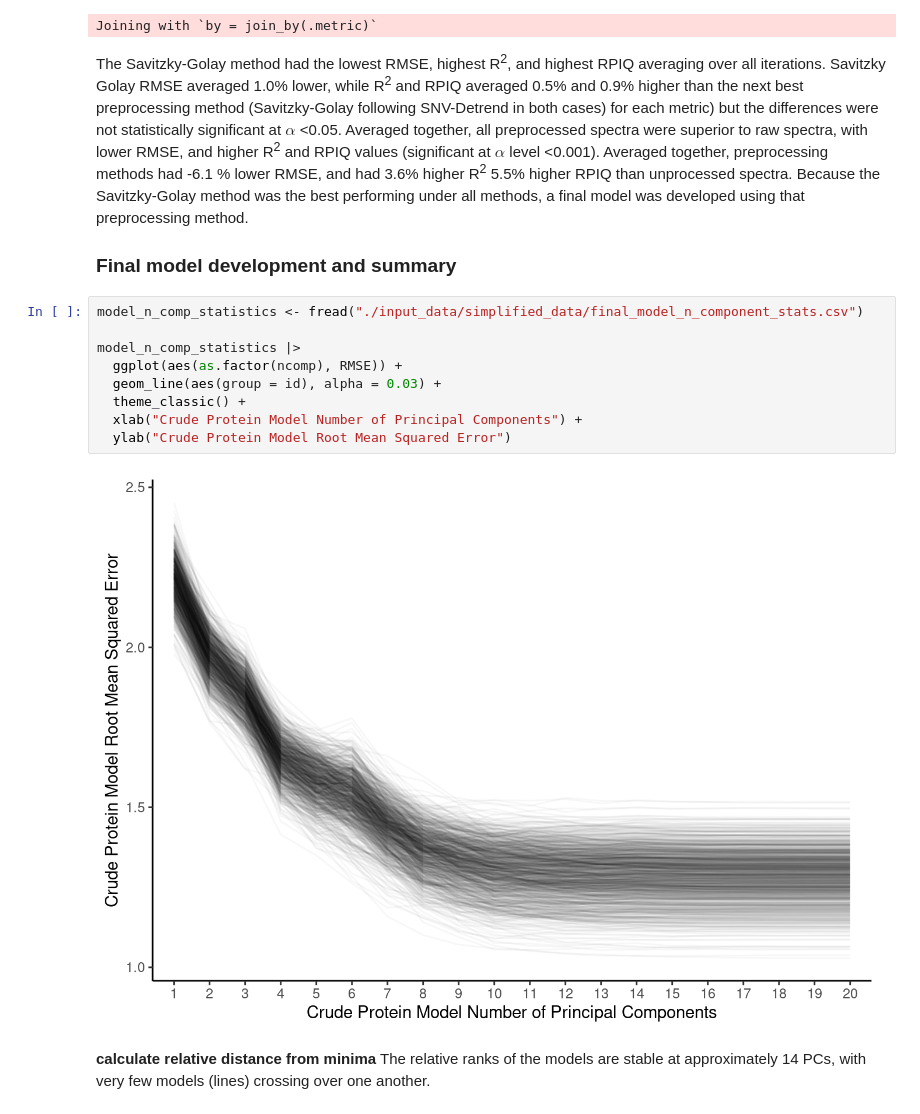
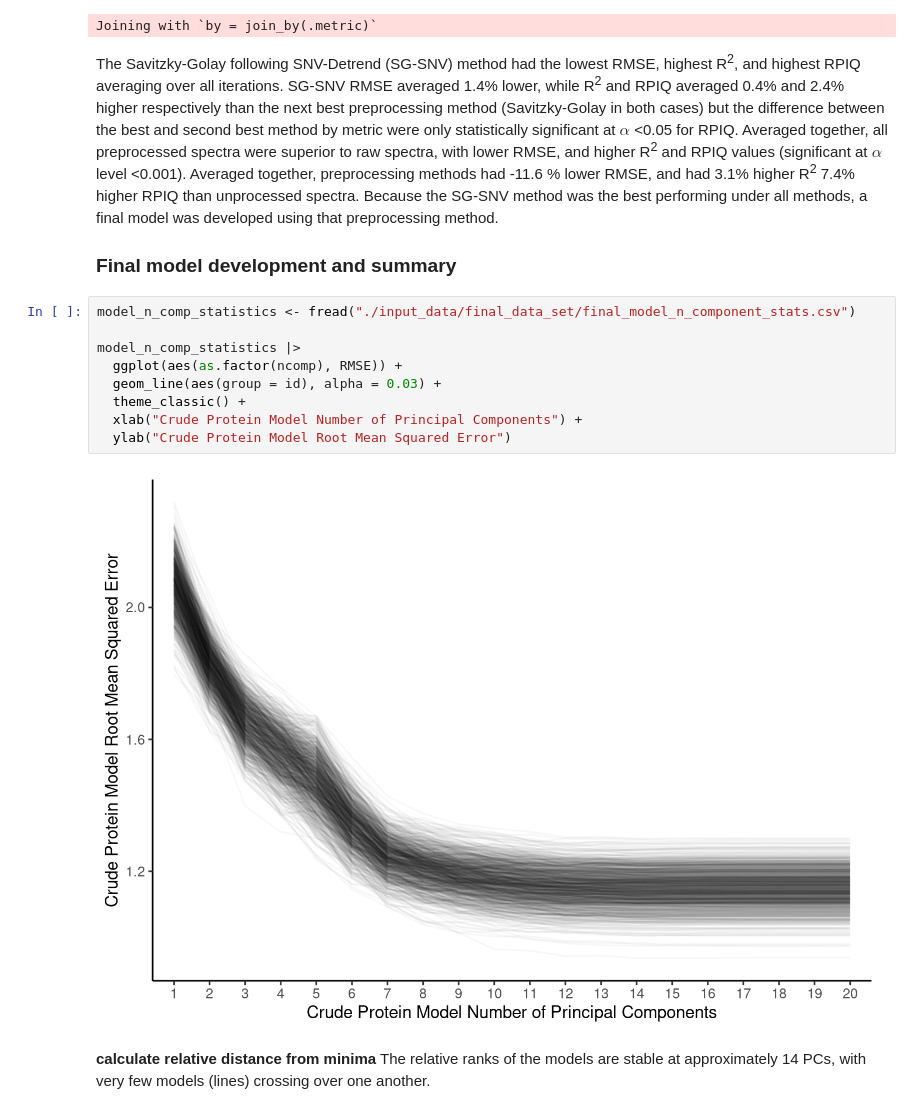
Before and after one commit to rvcrawford/glowing-system, a Jupyter notebook: index.embed.ipynb, the cells around one changed output. Cells and saved outputs as stored; diff of their text form.

```diff
--- a/index.embed.ipynb
+++ b/index.embed.ipynb
@@ -265,20 +265,20 @@ raw_contrast <- nlme_summaries_with_models_2 |> filter(preproc=="raw") |>
 # %% [output]
 Joining with `by = join_by(.metric)`
 # %% [markdown]
-The Savitzky-Golay method had the lowest RMSE, highest R<sup>2</sup>, and highest RPIQ averaging over all iterations. Savitzky Golay RMSE averaged 1.0% lower, while R<sup>2</sup> and RPIQ averaged 0.5% and 0.9% higher than the next best preprocessing method (Savitzky-Golay following SNV-Detrend in both cases) for each metric) but the differences were not statistically significant at $\alpha$ \<0.05. Averaged together, all preprocessed spectra were superior to raw spectra, with lower RMSE, and higher R<sup>2</sup> and RPIQ values (significant at $\alpha$ level \<0.001). Averaged together, preprocessing methods had -6.1 % lower RMSE, and had 3.6% higher R<sup>2</sup> 5.5% higher RPIQ than unprocessed spectra. Because the Savitzky-Golay method was the best performing under all methods, a final model was developed using that preprocessing method.
+The Savitzky-Golay following SNV-Detrend (SG-SNV) method had the lowest RMSE, highest R<sup>2</sup>, and highest RPIQ averaging over all iterations. SG-SNV RMSE averaged 1.4% lower, while R<sup>2</sup> and RPIQ averaged 0.4% and 2.4% higher respectively than the next best preprocessing method (Savitzky-Golay in both cases) but the difference between the best and second best method by metric were only statistically significant at $\alpha$ \<0.05 for RPIQ. Averaged together, all preprocessed spectra were superior to raw spectra, with lower RMSE, and higher R<sup>2</sup> and RPIQ values (significant at $\alpha$ level \<0.001). Averaged together, preprocessing methods had -11.6 % lower RMSE, and had 3.1% higher R<sup>2</sup> 7.4% higher RPIQ than unprocessed spectra. Because the SG-SNV method was the best performing under all methods, a final model was developed using that preprocessing method.
 
 ### Final model development and summary
 # %%
-model_n_comp_statistics <- fread("./input_data/simplified_data/final_model_n_component_stats.csv")
+model_n_comp_statistics <- fread("./input_data/final_data_set/final_model_n_component_stats.csv")
 
 model_n_comp_statistics |>
   ggplot(aes(as.factor(ncomp), RMSE)) +
   geom_line(aes(group = id), alpha = 0.03) +
   theme_classic() +
   xlab("Crude Protein Model Number of Principal Components") +
   ylab("Crude Protein Model Root Mean Squared Error")
 # %% [output]
-[figure, old version]
+[figure, new version]
 # %% [markdown]
 **calculate relative distance from minima** The relative ranks of the models are stable at approximately 14 PCs, with very few models (lines) crossing over one another.
 # %%
```
Also changed, not shown: parts of 4 cells of this notebook, 23 other files.
